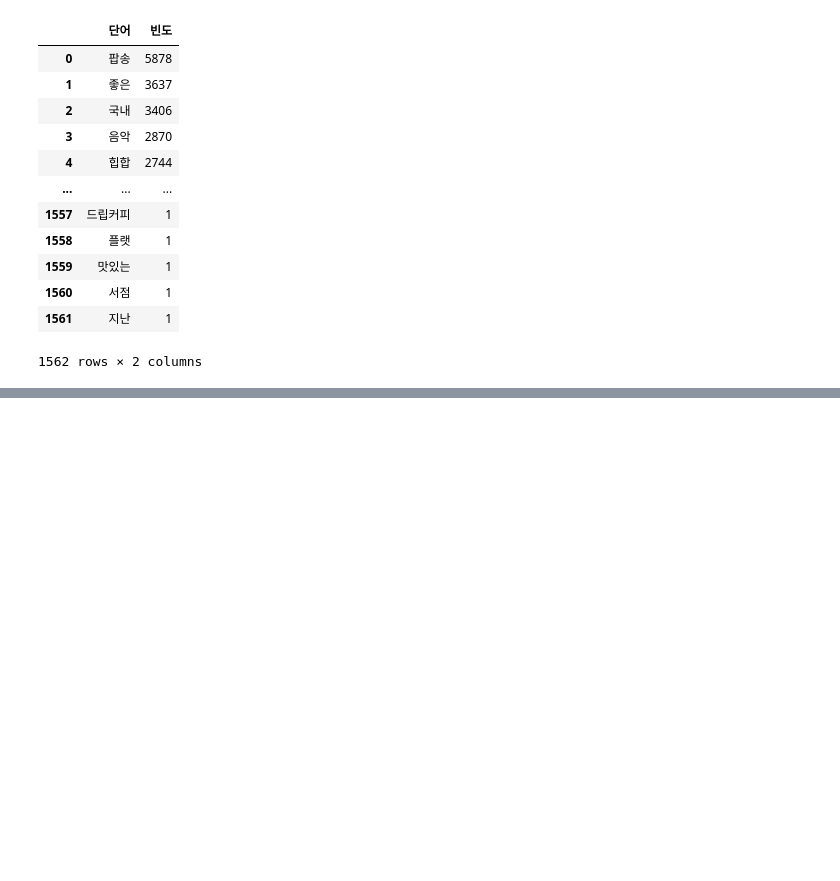
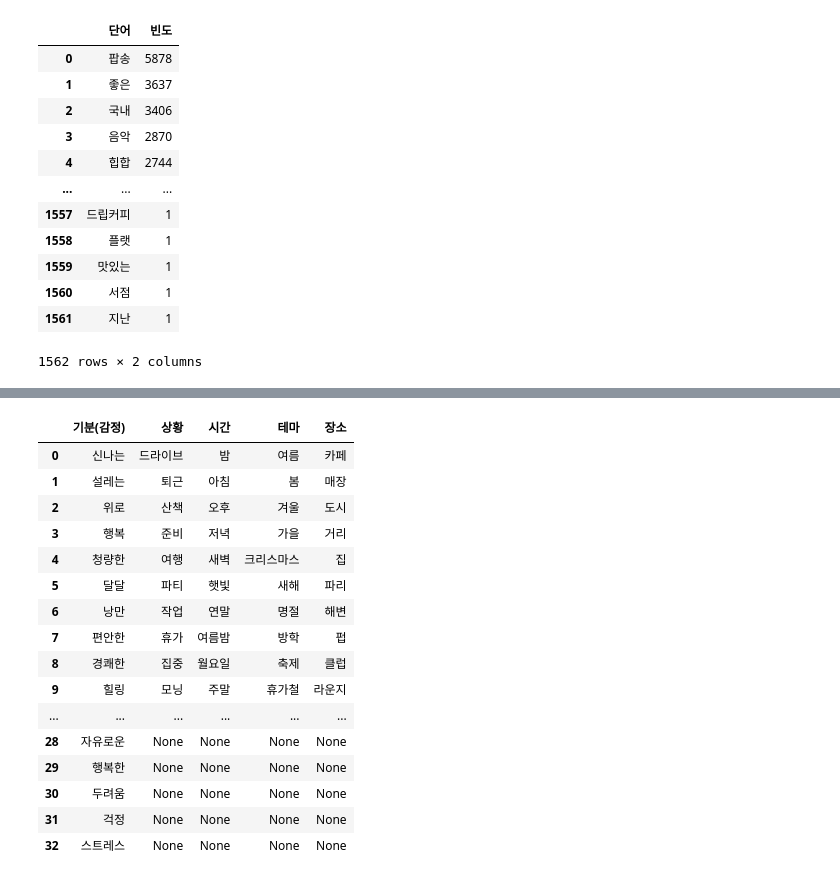
Before and after one commit to Eehnodu/crawling_test, a Jupyter notebook: textmining.ipynb, the cells around one changed output, grey strips where cells are left out. Cells and saved outputs as stored; diff of their text form; code cells hidden in the pictures; blank space fills up the shorter version.

Commit message:
survey

```diff
--- a/textmining.ipynb
+++ b/textmining.ipynb
@@ -223,0 +261,45 @@ explain_df.to_csv("curation_data/설명 빈도수.csv", index=False, encoding="u
+# %%
+# 파일을 읽고, 각 섹션을 분리하여 저장할 딕셔너리
+data_dict = {}
+current_key = None
+
+with open('curation_data/질문지 및 선택지.txt', 'r', encoding='utf-8') as file:
+    for line in file:
+        line = line.strip()
+        # 빈 줄은 무시
+        if not line:
+            continue
+        # 컬럼명 찾기
+        if line.startswith('[') and line.endswith(']'):
+            current_key = line[1:-1]  # 대괄호([]) 제거
+            data_dict[current_key] = []
+        elif current_key:
+            # 현재 컬럼명에 해당하는 데이터 추가
+            data_dict[current_key].append(line)
+
+# 가장 긴 리스트의 길이를 찾아 모든 리스트를 같은 길이로 맞춤
+max_len = max(len(lst) for lst in data_dict.values())
+for key in data_dict.keys():
+    data_dict[key] += [None] * (max_len - len(data_dict[key]))  # 길이가 짧은 리스트는 None으로 채움
+
+# 데이터프레임 생성
+survey_df = pd.DataFrame(data_dict)
+survey_df
+# %% [output]
+|  | 기분(감정) | 상황 | 시간 | 테마 | 장소 |
+| 0 | 신나는 | 드라이브 | 밤 | 여름 | 카페 |
+| 1 | 설레는 | 퇴근 | 아침 | 봄 | 매장 |
+| 2 | 위로 | 산책 | 오후 | 겨울 | 도시 |
+| 3 | 행복 | 준비 | 저녁 | 가을 | 거리 |
+| 4 | 청량한 | 여행 | 새벽 | 크리스마스 | 집 |
+| 5 | 달달 | 파티 | 햇빛 | 새해 | 파리 |
+| 6 | 낭만 | 작업 | 연말 | 명절 | 해변 |
+| 7 | 편안한 | 휴가 | 여름밤 | 방학 | 펍 |
+| 8 | 경쾌한 | 집중 | 월요일 | 축제 | 클럽 |
+| 9 | 힐링 | 모닝 | 주말 | 휴가철 | 라운지 |
+| ... | ... | ... | ... | ... | ... |
+| 28 | 자유로운 | None | None | None | None |
+| 29 | 행복한 | None | None | None | None |
+| 30 | 두려움 | None | None | None | None |
+| 31 | 걱정 | None | None | None | None |
+| 32 | 스트레스 | None | None | None | None |
```
Also changed, not shown: parts of 5 cells of this notebook, 6 other files.
